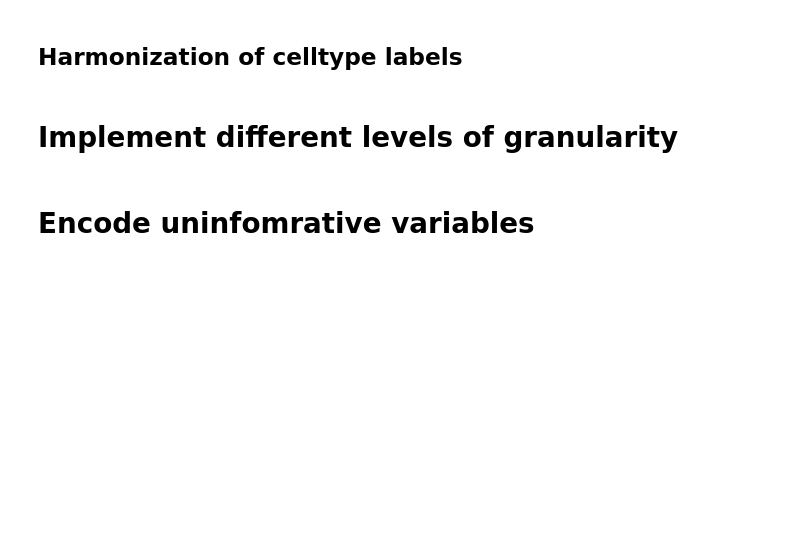
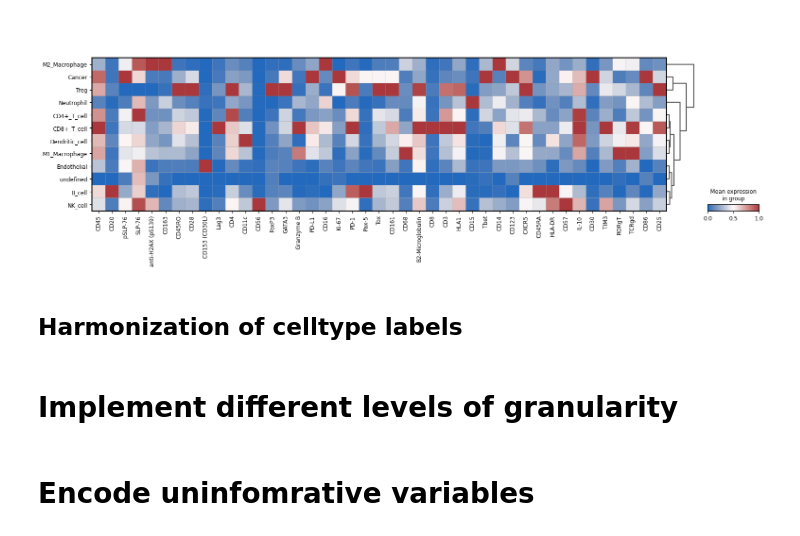
Before and after one commit to SchapiroLabor/spCellEval, a Jupyter notebook: src/preprocessing/datasets/process_cHL2.ipynb, the cells around one changed output. Saved outputs shown, nothing was run; the diff lists cells and outputs as text; code cells hidden in the pictures; blank space fills up the shorter version.

```diff
--- a/src/preprocessing/datasets/process_cHL2.ipynb
+++ b/src/preprocessing/datasets/process_cHL2.ipynb
@@ -71,6 +71,14 @@ adata = ad.AnnData(
     obs=df[obs_columns],
     var=pd.DataFrame(index=X_columns)
 )
+# %%
+X_columns = df.columns[:df.columns.get_loc('cell_id')]
+obs_columns = df.columns[df.columns.get_loc('cell_id'):]
+adata = ad.AnnData(
+    X=df[X_columns],
+    obs=df[obs_columns],
+    var=pd.DataFrame(index=X_columns)
+)
 # %%
 adata.raw = adata
 adata.X = np.arcsinh(adata.X)
@@ -85,8 +93,12 @@ sc.pp.neighbors(adata, n_neighbors=10)
 sc.tl.umap(adata)
 # %%
 sc.pl.umap(adata, color='cell_type')
+# %%
+adata.X = np.arcsinh(adata.X)
 # %%
-sc.pl.matrixplot(adata, var_names=adata.var_names, groupby='cell_type', cmap='vlag', dendrogram=True, standard_scale='var')
+sc.pl.matrixplot(adata, var_names=adata.var_names, groupby='cell_type', cmap='vlag', use_raw=False, dendrogram=True, standard_scale='var')
+# %% [output]
+[figure, added]
 # %%
 sc.tl.rank_genes_groups(adata, groupby='cell_type' , method='wilcoxon')
 # %%
```
Also changed, not shown: parts of 1 cell of this notebook, 2 other files.
